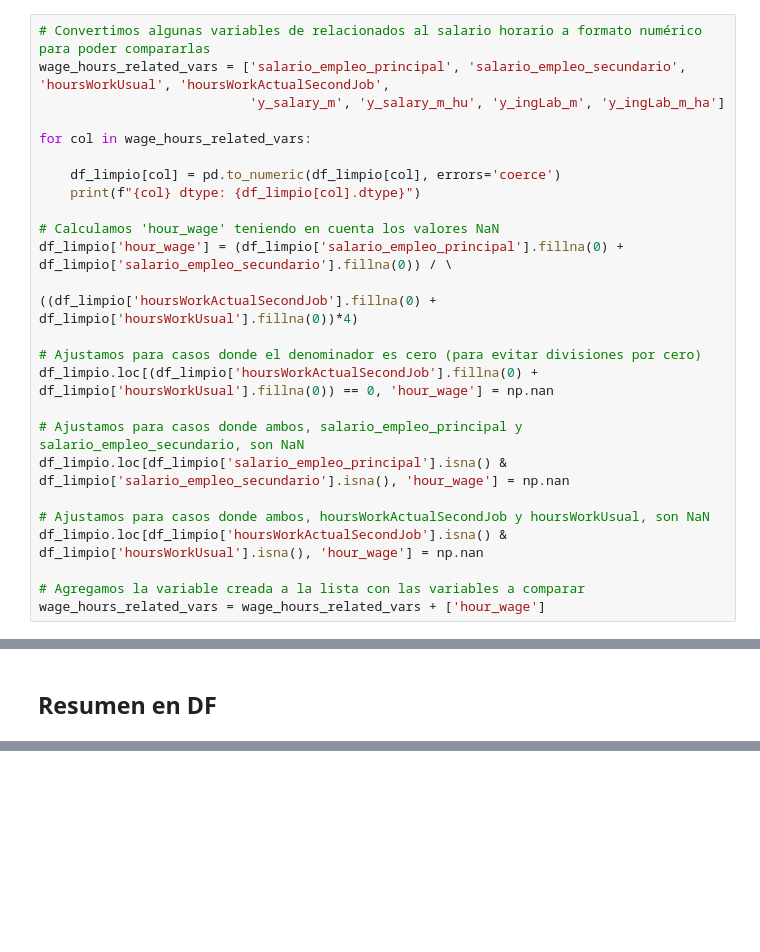
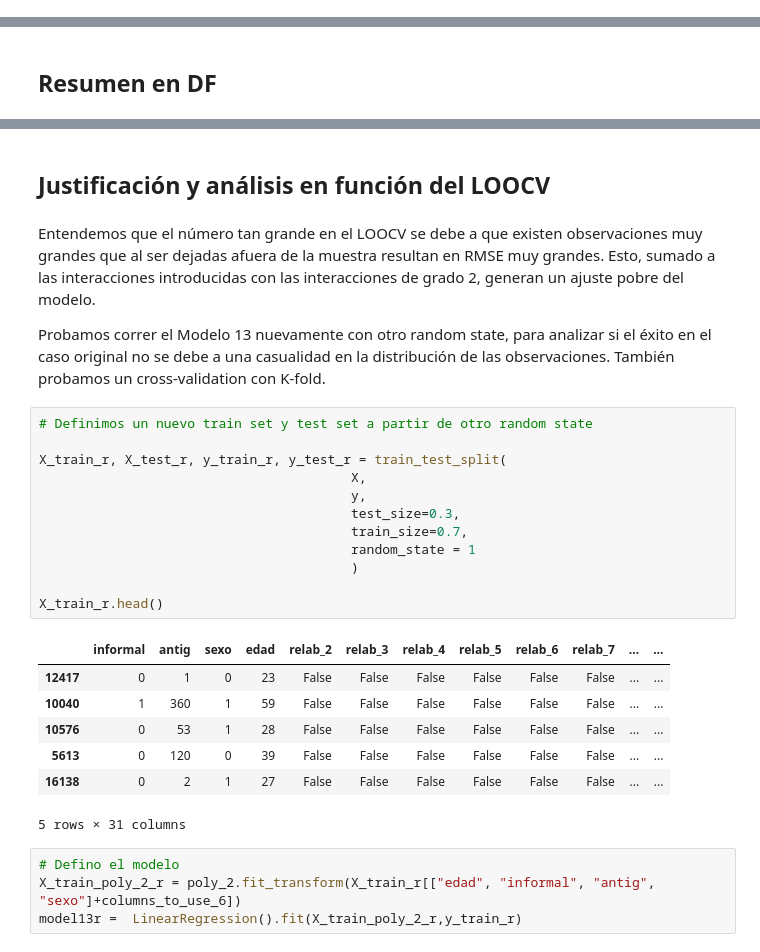
Before and after one commit to milagrosonofri/Problem_Set_1, a Jupyter notebook: PS1.ipynb, the cells around one changed output, grey strips where cells are left out. Saved outputs shown, nothing was run; the diff lists cells and outputs as text; blank space fills up the shorter version.

Commit message:
LOOCV

```diff
--- a/PS1.ipynb
+++ b/PS1.ipynb
@@ -95,28 +114,3 @@ None
 # Renombramos variables para tener una interpretación mas sencilla de aquí en adelante
 df_limpio = df_limpio.rename(columns={'p6500': 'salario_empleo_principal', 'p7070': 'salario_empleo_secundario',
                                       'p6426': 'antig', 'sex': 'sexo', 'age': 'edad'})
-# %%
-# Convertimos algunas variables de relacionados al salario horario a formato numérico para poder compararlas
-wage_hours_related_vars = ['salario_empleo_principal', 'salario_empleo_secundario', 'hoursWorkUsual', 'hoursWorkActualSecondJob',
-                           'y_salary_m', 'y_salary_m_hu', 'y_ingLab_m', 'y_ingLab_m_ha']
-
-for col in wage_hours_related_vars:
-
-    df_limpio[col] = pd.to_numeric(df_limpio[col], errors='coerce')
-    print(f"{col} dtype: {df_limpio[col].dtype}")
-
-# Calculamos 'hour_wage' teniendo en cuenta los valores NaN
-df_limpio['hour_wage'] = (df_limpio['salario_empleo_principal'].fillna(0) + df_limpio['salario_empleo_secundario'].fillna(0)) / \
-                                         ((df_limpio['hoursWorkActualSecondJob'].fillna(0) + df_limpio['hoursWorkUsual'].fillna(0))*4)
-
-# Ajustamos para casos donde el denominador es cero (para evitar divisiones por cero)
-df_limpio.loc[(df_limpio['hoursWorkActualSecondJob'].fillna(0) + df_limpio['hoursWorkUsual'].fillna(0)) == 0, 'hour_wage'] = np.nan
-
-# Ajustamos para casos donde ambos, salario_empleo_principal y salario_empleo_secundario, son NaN
-df_limpio.loc[df_limpio['salario_empleo_principal'].isna() & df_limpio['salario_empleo_secundario'].isna(), 'hour_wage'] = np.nan
-
-# Ajustamos para casos donde ambos, hoursWorkActualSecondJob y hoursWorkUsual, son NaN
-df_limpio.loc[df_limpio['hoursWorkActualSecondJob'].isna() & df_limpio['hoursWorkUsual'].isna(), 'hour_wage'] = np.nan
-
-# Agregamos la variable creada a la lista con las variables a comparar
-wage_hours_related_vars = wage_hours_related_vars + ['hour_wage']
@@ -910,0 +935,30 @@ print(f'Rooted Mean Squared Error para Modelo 13 (LOOCV): {rmse13_loo}')
+# %% [markdown]
+## Justificación y análisis en función del LOOCV
+# %% [markdown]
+Entendemos que el número tan grande en el LOOCV se debe a que existen observaciones muy grandes que al ser dejadas afuera de la muestra resultan en RMSE muy grandes. Esto, sumado a las interacciones introducidas con las interacciones de grado 2, generan un ajuste pobre del modelo.
+
+Probamos correr el Modelo 13 nuevamente con otro random state, para analizar si el éxito en el caso original no se debe a una casualidad en la distribución de las observaciones. También probamos un cross-validation con K-fold.
+# %%
+# Definimos un nuevo train set y test set a partir de otro random state
+
+X_train_r, X_test_r, y_train_r, y_test_r = train_test_split(
+                                        X,
+                                        y,
+                                        test_size=0.3,
+                                        train_size=0.7,
+                                        random_state = 1
+                                        )
+
+X_train_r.head()
+# %% [output]
+|  | informal | antig | sexo | edad | relab_2 | relab_3 | relab_4 | relab_5 | relab_6 | relab_7 | ... | ... |
+| 12417 | 0 | 1 | 0 | 23 | False | False | False | False | False | False | ... | ... |
+| 10040 | 1 | 360 | 1 | 59 | False | False | False | False | False | False | ... | ... |
+| 10576 | 0 | 53 | 1 | 28 | False | False | False | False | False | False | ... | ... |
+| 5613 | 0 | 120 | 0 | 39 | False | False | False | False | False | False | ... | ... |
+| 16138 | 0 | 2 | 1 | 27 | False | False | False | False | False | False | ... | ... |
+5 rows × 31 columns
+# %%
+# Defino el modelo
+X_train_poly_2_r = poly_2.fit_transform(X_train_r[["edad", "informal", "antig", "sexo"]+columns_to_use_6])
+model13r =  LinearRegression().fit(X_train_poly_2_r,y_train_r)
```
Also changed, not shown: parts of 17 cells of this notebook.
